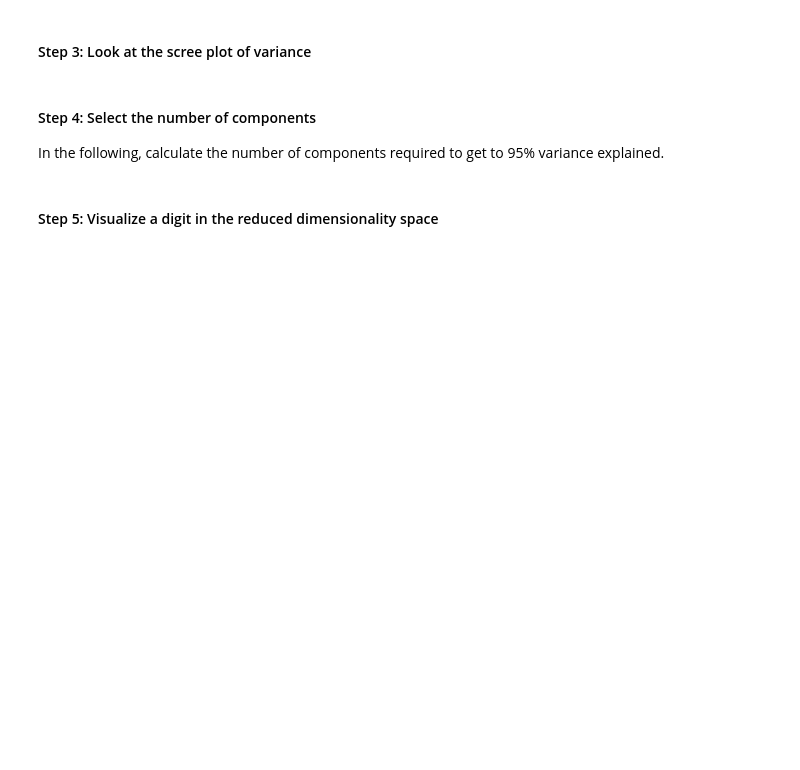
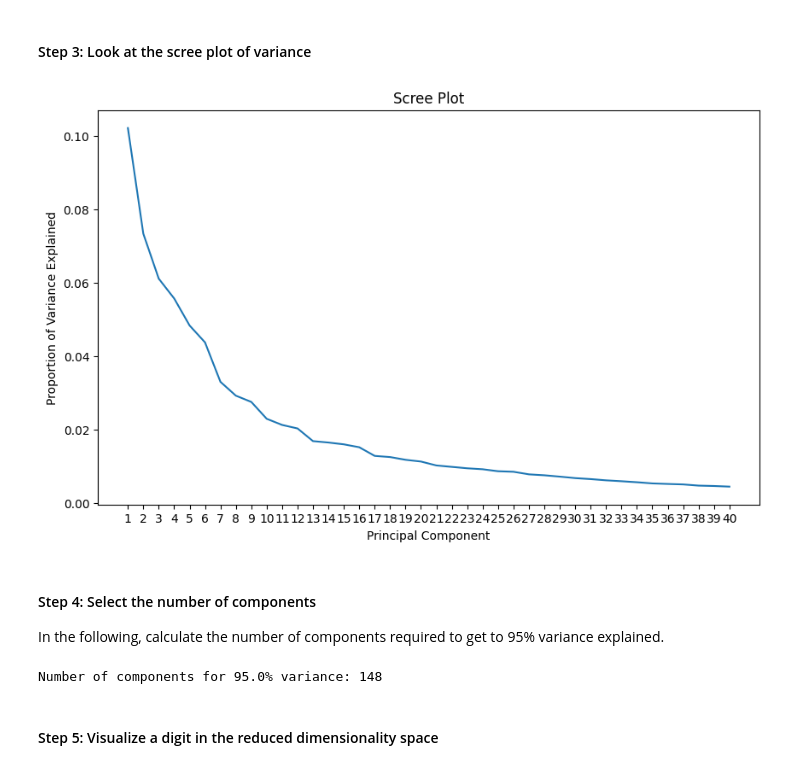
Before and after one commit to IST407/fixed2-student-lectures-spullano1, a Jupyter notebook: 12-week12/lab-exercises.ipynb, the cells around one changed output. Cells and saved outputs as stored; diff of their text form; code cells hidden in the pictures; blank space fills up the shorter version.

```diff
--- a/12-week12/lab-exercises.ipynb
+++ b/12-week12/lab-exercises.ipynb
@@ -44,23 +47,29 @@ plt.show()
 # %%
 # TODO:  Populate proportion of variance explained for the first 40 dimensions
 
-variance_explained = #What does here?
+
+variance_explained = pca.explained_variance_ratio_[0:40]
 plt.figure(figsize=(10, 6))
 plt.plot(range(1, len(variance_explained) + 1), variance_explained)
 plt.xlabel('Principal Component')
 plt.ylabel('Proportion of Variance Explained')
 plt.title('Scree Plot')
 plt.xticks(range(1, len(variance_explained) + 1))
 plt.show()
+# %% [output]
+[figure, added]
 # %% [markdown]
 #### Step 4: Select the number of components
 
 In the following, calculate the number of components required to get to 95% variance explained.
 # %%
 # Step 4: Number of components for 95% variance
+cumulative_variance_explained = np.cumsum(pca.explained_variance_ratio_)
 threshold = 0.95
-n_components = None # What goes here???
+n_components = np.argmax(cumulative_variance_explained >= threshold) + 1
 print(f"Number of components for {threshold*100}% variance: {n_components}")
+# %% [output]
+Number of components for 95.0% variance: 148
 # %% [markdown]
 #### Step 5: Visualize a digit in the reduced dimensionality space
 # %%
```
Also changed, not shown: parts of 5 cells of this notebook.
